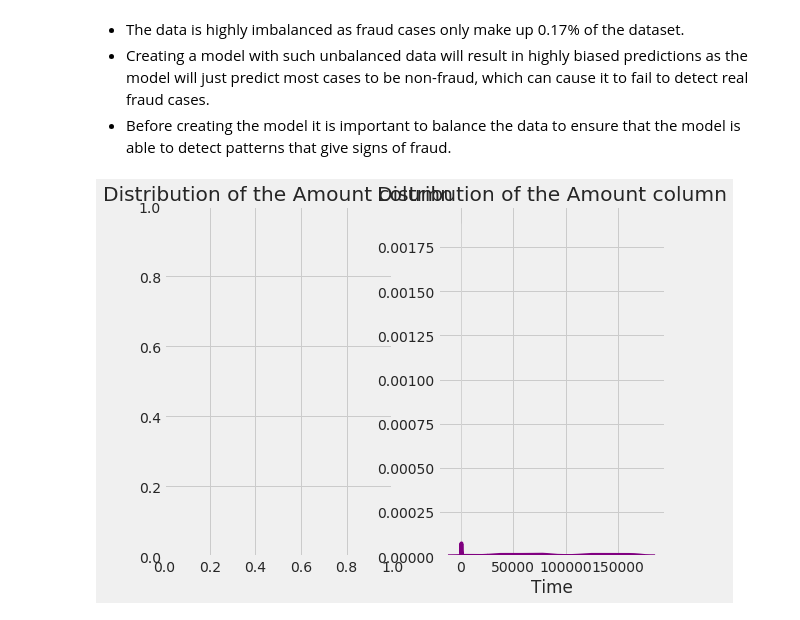
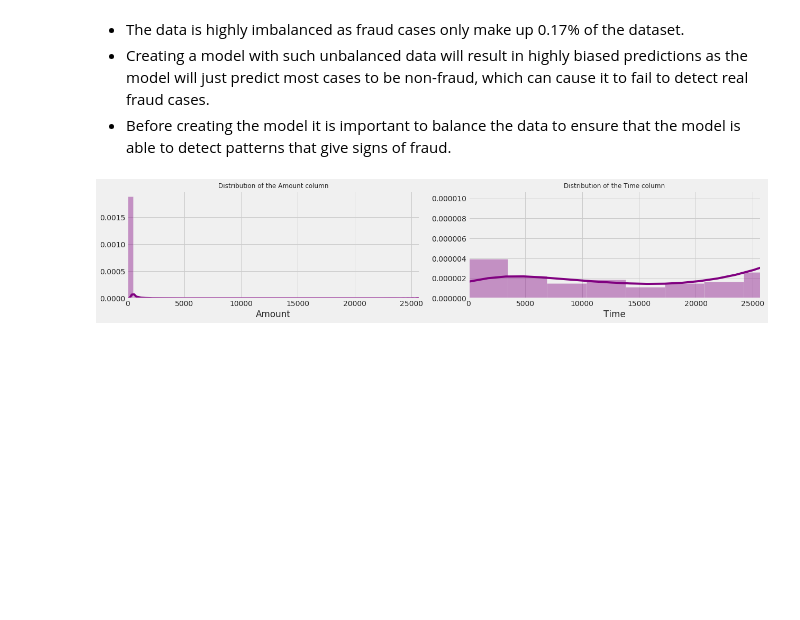
Before and after one commit to natbernard/Credit-Card-Fraud-Detection, a Jupyter notebook: Credit card fraud detection.ipynb, the cells around one changed output. Saved outputs shown, nothing was run; the diff lists cells and outputs as text; code cells hidden in the pictures; blank space fills up the shorter version.

```diff
--- a/Credit card fraud detection.ipynb
+++ b/Credit card fraud detection.ipynb
@@ -92,14 +90,18 @@ Name: Class, dtype: int64
 - Creating a model with such unbalanced data will result in highly biased predictions as the model will just predict most cases to be non-fraud, which can cause it to fail to detect real fraud cases.
 - Before creating the model it is important to balance the data to ensure that the model is able to detect patterns that give signs of fraud.
 # %%
-fig, ax = plt.subplots(1,2)
+fig, ax = plt.subplots(1,2, figsize = (18, 4))
+amount = df.Amount.values
+time = df.Amount.values
 
-_ = sns.distplot(df['Amount'], color = 'purple')
-ax[0].set_title('Distribution of the Amount column')
+_ = sns.distplot(df['Amount'], color = 'purple', ax = ax[0])
+ax[0].set_title('Distribution of the Amount column', fontsize = 12)
+ax[0].set_xlim([min(amount), max(amount)])
 
-_ = sns.distplot(df['Time'], color = 'purple')
-ax[1].set_title('Distribution of the Amount column')
+_ = sns.distplot(df['Time'], color = 'purple', ax = ax[1])
+ax[1].set_title('Distribution of the Time column', fontsize = 12)
+ax[1].set_xlim([min(time), max(time)])
 
-plt.gcf().set_size_inches(8,6)
+plt.tight_layout()
 # %% [output]
-[figure, old version]
+[figure, new version]
```
Also changed, not shown: parts of 26 cells of this notebook.
